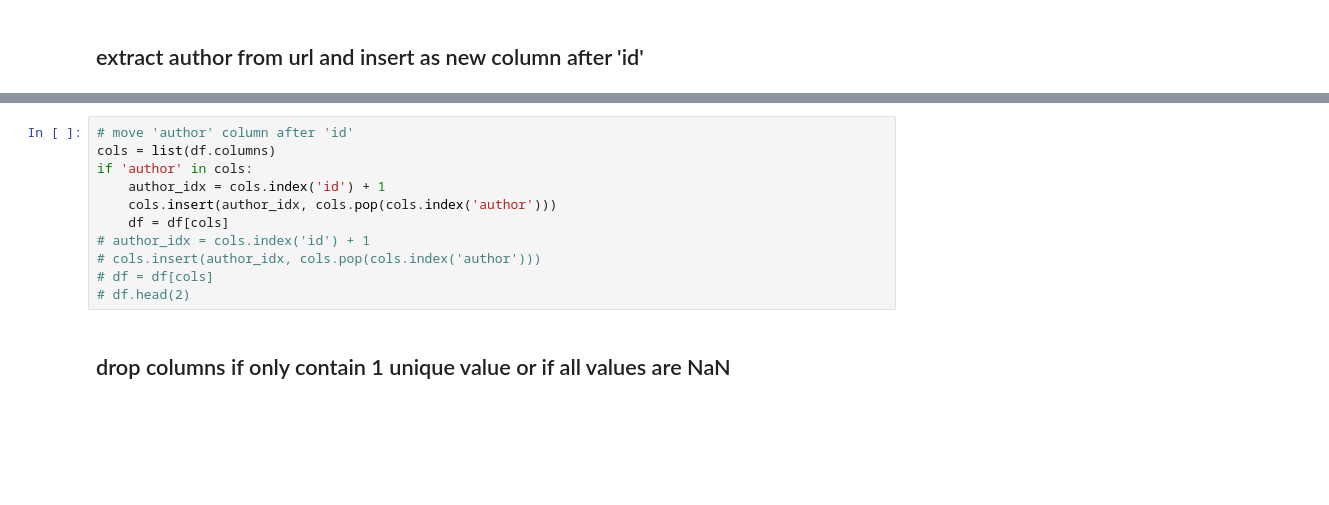
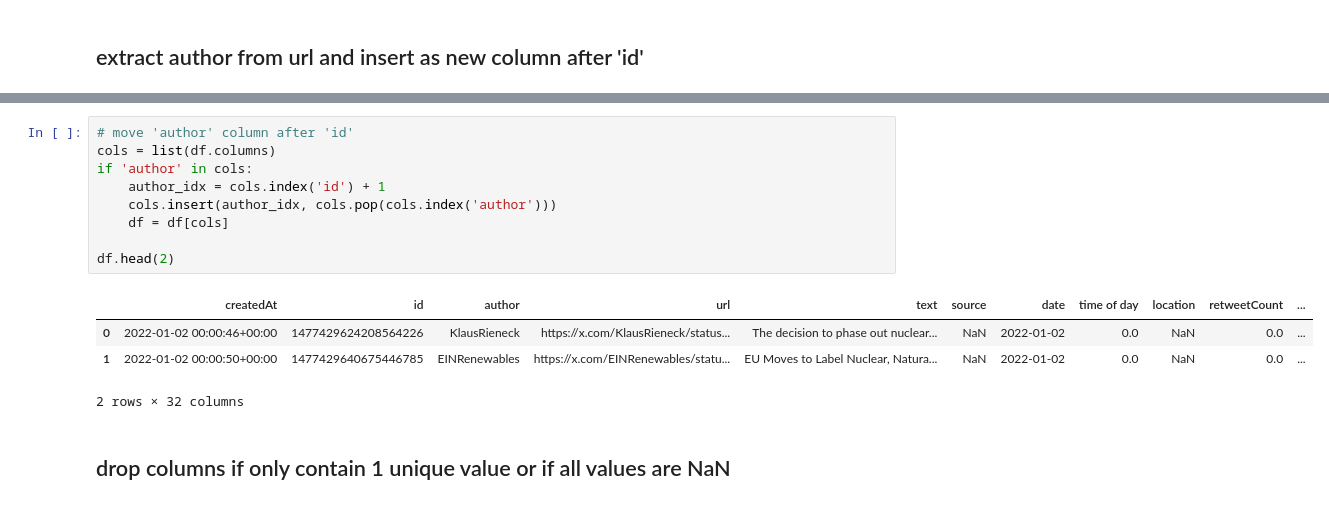
Before and after one commit to 1337tester/SolarSoundBytes, a Jupyter notebook: notebooks/fp/fp_nlp_tweets_preprocessing.ipynb, the cells around one changed output, grey strips where cells are left out. Saved outputs shown, nothing was run; the diff lists cells and outputs as text; blank space fills up the shorter version.

```diff
--- a/notebooks/fp/fp_nlp_tweets_preprocessing.ipynb
+++ b/notebooks/fp/fp_nlp_tweets_preprocessing.ipynb
@@ -43,14 +68,17 @@ df['author'] = df['url'].str.extract(r'x\.com/([^/]+)/status')
 # %%
 # move 'author' column after 'id'
 cols = list(df.columns)
 if 'author' in cols:
     author_idx = cols.index('id') + 1
     cols.insert(author_idx, cols.pop(cols.index('author')))
     df = df[cols]
-# author_idx = cols.index('id') + 1
-# cols.insert(author_idx, cols.pop(cols.index('author')))
-# df = df[cols]
-# df.head(2)
+
+df.head(2)
+# %% [output]
+|  | createdAt | id | author | url | text | source | date | time of day | location | retweetCount | ... |
+| 0 | 2022-01-02 00:00:46+00:00 | 1477429624208564226 | KlausRieneck | https://x.com/KlausRieneck/status... | The decision to phase out nuclear... | NaN | 2022-01-02 | 0.0 | NaN | 0.0 | ... |
+| 1 | 2022-01-02 00:00:50+00:00 | 1477429640675446785 | EINRenewables | https://x.com/EINRenewables/statu... | EU Moves to Label Nuclear, Natura... | NaN | 2022-01-02 | 0.0 | NaN | 0.0 | ... |
+2 rows × 32 columns
 # %% [markdown]
 ## drop columns if only contain 1 unique value or if all values are NaN
 # %%
```
Also changed, not shown: parts of 24 cells of this notebook.
